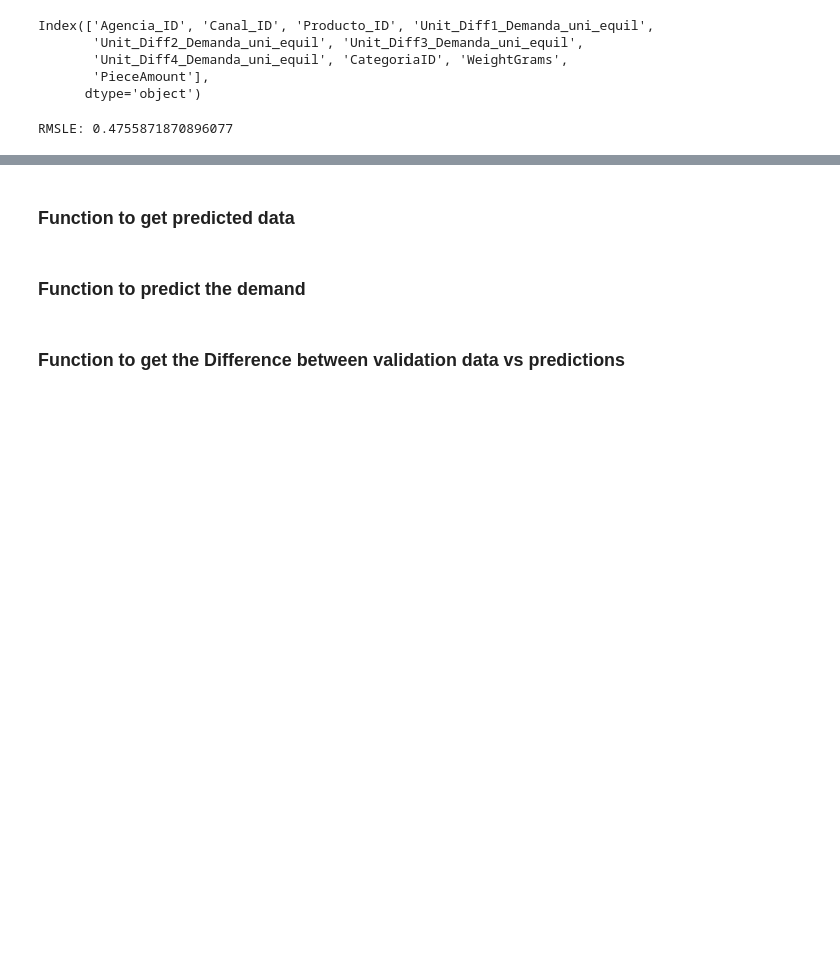
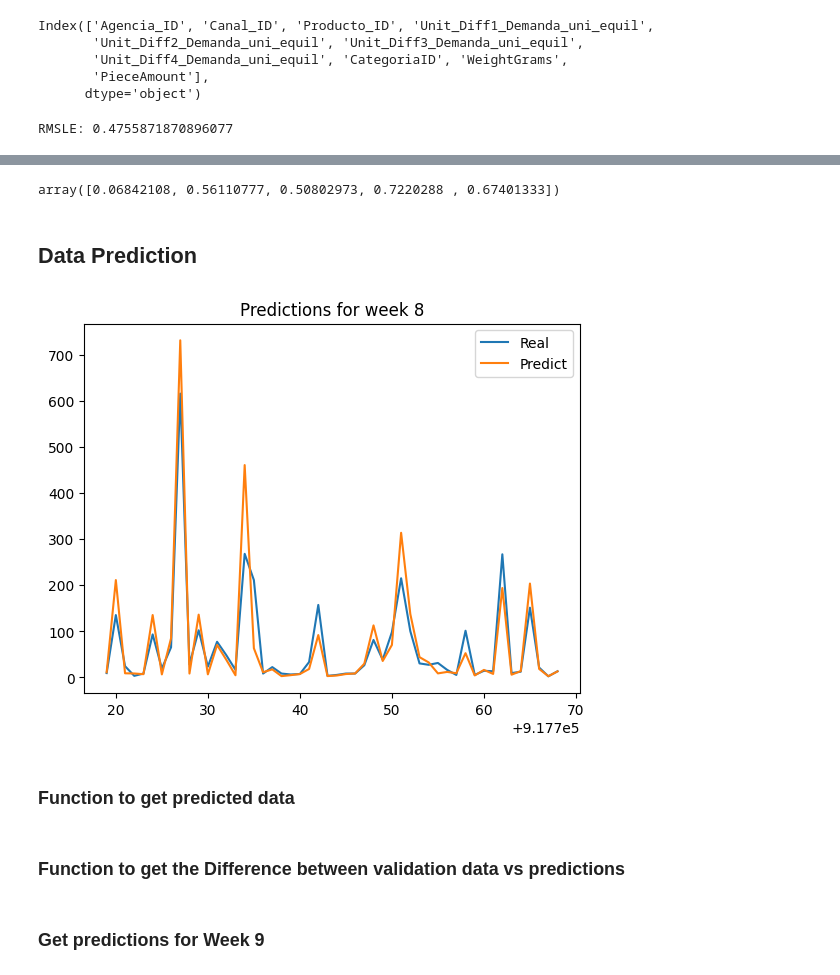
Before and after one commit to SimplySanti/FilRouge_Bimbo_Inventory, a Jupyter notebook: FillRouge/FillR2.ipynb, the cells around one changed output, grey strips where cells are left out. Drawn from its saved outputs; the diff is of its cells as text; code cells hidden in the pictures; blank space fills up the shorter version.

```diff
--- a/FillRouge/FillR2.ipynb
+++ b/FillRouge/FillR2.ipynb
@@ -184,5 +187,27 @@ RMSLE: 0.4755871870896077
+# %%
+randomforestcv
+# %% [output]
+array([0.06842108, 0.56110777, 0.50802973, 0.7220288 , 0.67401333])
+# %% [markdown]
+## Data Prediction
 # %%
 import matplotlib.pyplot as plt
+# %%
+def predictDemand(model, week, df):
+    X_train, y_train, X_predict, y_test = getTrainData(week=week)
+    predictions = model.predict(X_predict.drop(['Semana', 'Ruta_SAK', 'Cliente_ID' ], axis=1))
+    pred_rmsle = np.sqrt(mean_squared_log_error(y_test['Demanda_uni_equil'], predictions))
+
+    df_compare = pd.DataFrame({'Real': y_test['Demanda_uni_equil'][0:50], 'Predict': predictions[:50]})
+
+    plt.plot(df_compare)
+    plt.legend(['Real', 'Predict'])
+    plt.title(f'Predictions for week {week}')
+    return predictions, pred_rmsle
+# %%
+week_8_prediction, week_8_rmsle = predictDemand(model2, 8, df)
+# %% [output]
+[figure, added]
 # %% [markdown]
 ### Function to get predicted data
 # %%
@@ -196,5 +221,3 @@ def getPredictData(path = 'train_aguascalientes.csv', week = 8):
     df['Unit_Diff1_Demanda_uni_equil'] = np.where(df['Semana'] == week + 1, 0, df['Unit_Diff1_Demanda_uni_equil'])
 
     return df
-# %% [markdown]
-### Function to predict the demand
@@ -229,2 +234,4 @@ def getDifferencedDemand(df):
     return diff_df
+# %% [markdown]
+### Get predictions for Week 9
 # %%
```
Also changed, not shown: parts of 9 cells of this notebook.
